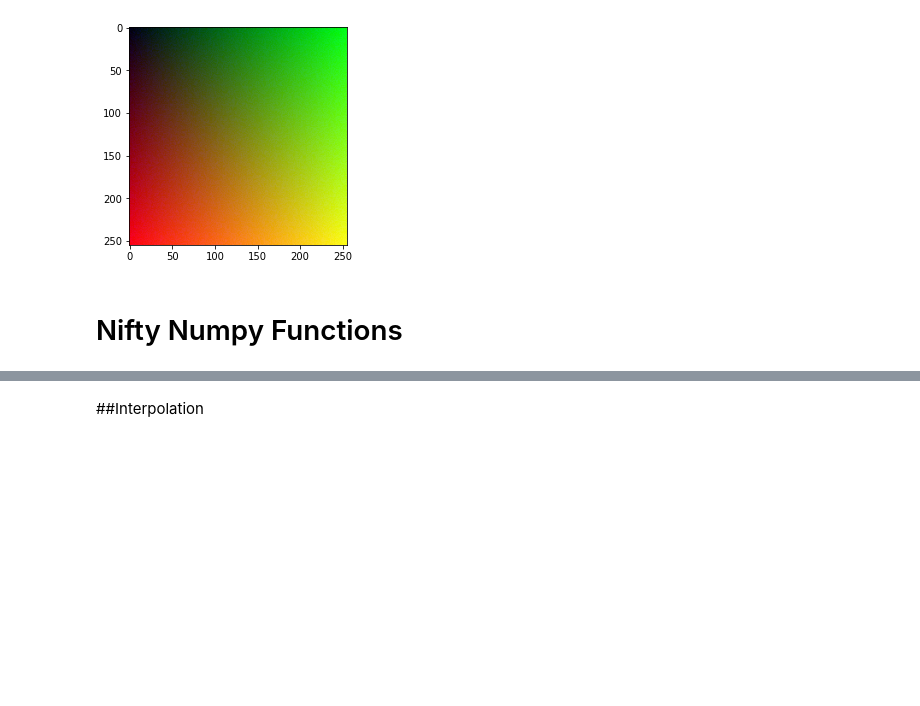
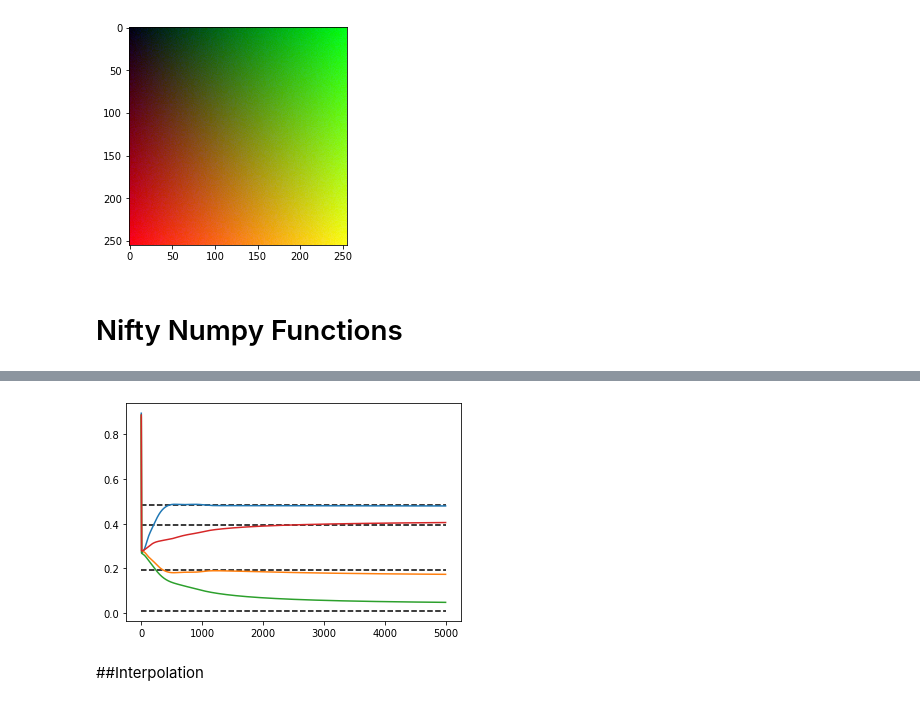
Before and after one commit to NSCC-COGS/Aestheta, a Jupyter notebook: Tutorials/numpy_tutorial.ipynb, the cells around one changed output, grey strips where cells are left out. Cells and saved outputs as stored; diff of their text form; code cells hidden in the pictures; blank space fills up the shorter version.

Commit message:
Added neural network to numpy_tutorial

```diff
--- a/Tutorials/numpy_tutorial.ipynb
+++ b/Tutorials/numpy_tutorial.ipynb
@@ -833,0 +836,80 @@ import matplotlib.pyplot as plt
+# %%
+import numpy as np
+
+def sigmoid(x):
+  return 1.0/(1+np.exp(-x))
+
+def sigmoid_derivative(x):
+  return x * (1.0 - x)
+
+class NeuralNet:
+  def __init__ (self, x,y):
+
+    self.input = x
+    self.weights1 = np.random.rand(self.input.shape[1],4)
+    self.weights2 = np.random.rand(4,1)
+    self.y = y
+    self.output = np.zeros(self.y.shape)
+
+
+  def feedforward(self):
+
+    self.layer1 = sigmoid(np.dot(self.input,self.weights1))
+    self.output = sigmoid(np.dot(self.layer1,self.weights2))
+
+  def backprop(self):
+    loss = self.y - self.output
+
+    back2 = 2* loss * sigmoid_derivative(self.output)
+    back1 = np.dot(back2, self.weights2.T)
+
+    d_weights2 = np.dot(self.layer1.T, back2)
+    d_weights1 = np.dot(self.input.T, back1) * sigmoid_derivative(self.weights1)
+
+    self.weights1 += d_weights1
+    self.weights2 += d_weights2
+
+  def train(self, epochs = 100, report = False):
+    if report:
+      progress = []
+    for i in range(epochs):
+      self.feedforward()
+      self.backprop()
+      if report:
+        progress.append(self.output)
+    print('-------input------------------')
+    print(self.input)
+    print('-------dot product with-------')
+    print(self.weights1)
+    print('-------gives------------------')
+    print(self.layer1)
+    print('-------dot product with-------')
+    print(self.weights2)
+    print('-------gives------------------')
+    print(self.output)
+    print('-------which is like----------')
+    print(self.y)
+    print('-----------------------------')
+    if report:
+      return np.array(progress).T[0]
+
+#how many records?
+# records = 4
+# features = 5
+
+#try ints
+X = np.random.randint(0,1,(4,5)) # records, features
+y = np.random.randint(0,1,(4,1)) # records, category
+
+#try floats
+X = np.random.rand(4,5)
+y = np.random.rand(4,1)
+
+nn= NeuralNet(X,y).train(epochs = 5000,report=True)
+
+import matplotlib.pyplot as plt
+for i in nn:
+  plt.plot(i)
+plt.hlines(y,0,nn.shape[1],linestyles='dashed')
+plt.show()
+# %% [output]
@@ -834,3 +933,4 @@ import matplotlib.pyplot as plt
+[figure, added]
 # %% [markdown]
 ##Interpolation
 # %%
```
Also changed, not shown: parts of 4 cells of this notebook.
